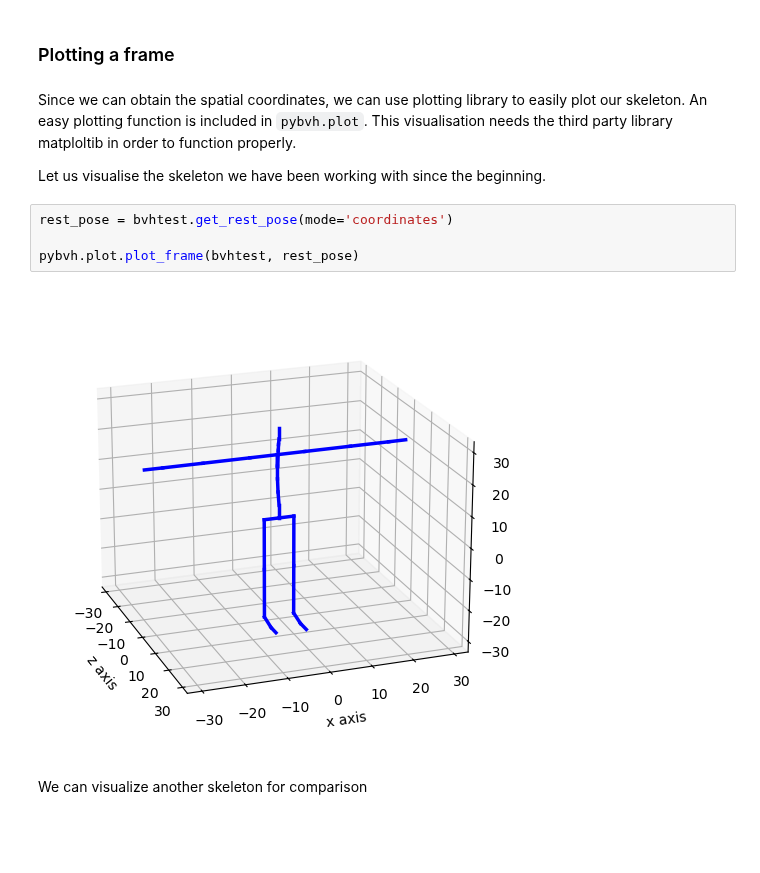
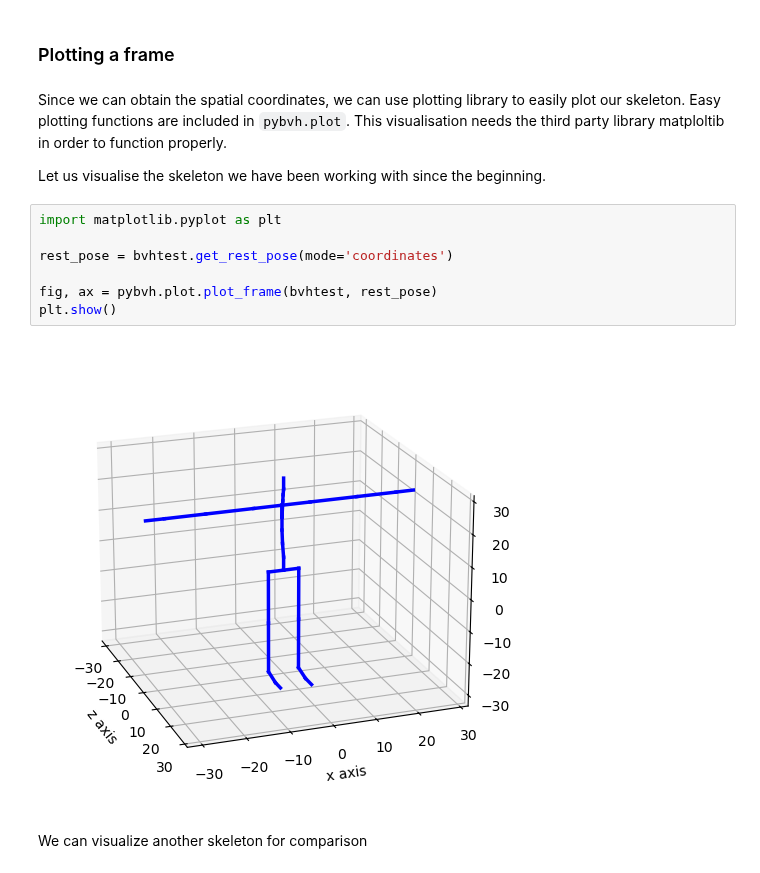
Before and after one commit to VictorS-67/pybvh, a Jupyter notebook: tutorial.ipynb, the cells around one changed output. Drawn from its saved outputs; the diff is of its cells as text; blank space fills up the shorter version.

```diff
--- a/tutorial.ipynb
+++ b/tutorial.ipynb
@@ -356,15 +356,18 @@ df_coor.head(6)
 # %% [markdown]
 ### Plotting a frame
 # %% [markdown]
-Since we can obtain the spatial coordinates, we can use plotting library to easily plot our skeleton. An easy plotting function is included in `pybvh.plot`. This visualisation needs the third party library matploltib in order to function properly.
+Since we can obtain the spatial coordinates, we can use plotting library to easily plot our skeleton. Easy plotting functions are included in `pybvh.plot`. This visualisation needs the third party library matploltib in order to function properly.
 
 Let us visualise the skeleton we have been working with since the beginning.
 # %%
+import matplotlib.pyplot as plt
+
 rest_pose = bvhtest.get_rest_pose(mode='coordinates')
 
-pybvh.plot.plot_frame(bvhtest, rest_pose)
+fig, ax = pybvh.plot.plot_frame(bvhtest, rest_pose)
+plt.show()
 # %% [output]
-[figure, old version]
+[figure, new version]
 # %% [markdown]
 We can visualize another skeleton for comparison
 # %%
```
Also changed, not shown: parts of 4 cells of this notebook, 2 other files.
